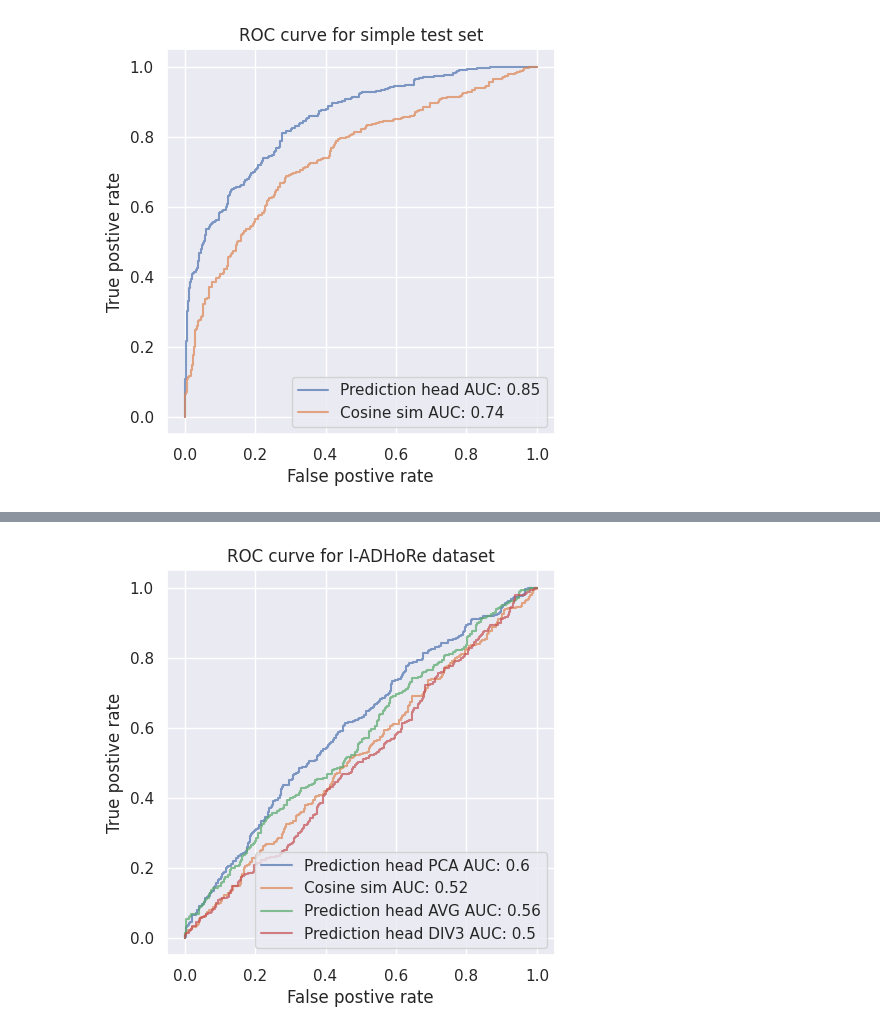
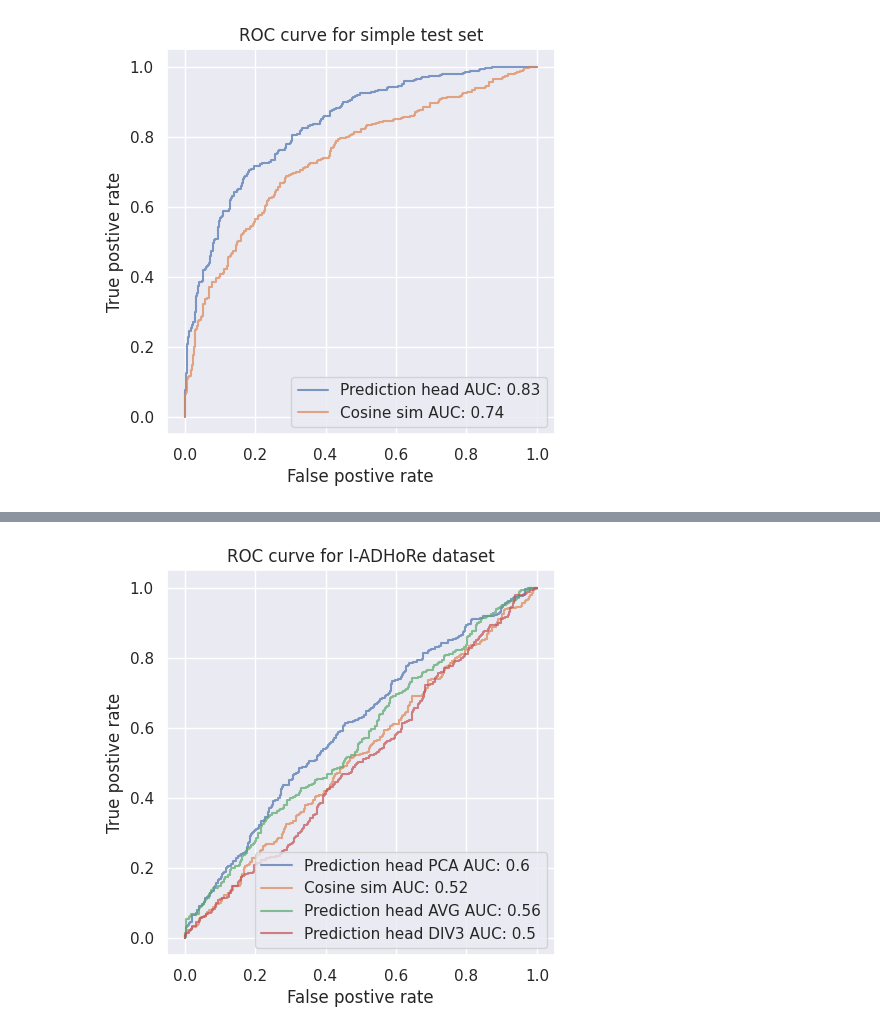
Before and after one commit to SteffenJong/ThesisProject, a Jupyter notebook: model/create_figures.ipynb, the cells around one changed output, grey strips where cells are left out. Cells and saved outputs as stored; diff of their text form; code cells hidden in the pictures.

```diff
--- a/model/create_figures.ipynb
+++ b/model/create_figures.ipynb
@@ -34,18 +37,19 @@ def plot_best(df, test_seq_path, embeddings_path, output_prefix, device):
     df_hist = pd.DataFrame(r.history)
     plot_history(df_hist, output_prefix)
 
-def create_paths(prefix: Path):
-    results_folder = Path(f"results/{prefix.stem}")
-    results_file = results_folder / Path(f"{prefix.stem}_gridsearch_results.tsv")
+def create_paths(prefix: Path, em_type):
+    results_folder = Path(f"results/{prefix.stem}_{em_type}")
+    results_file = results_folder / Path(f"{prefix.stem}_{em_type}_gridsearch_results.tsv")
     val_seq_path = Path(f"{prefix}_val.tsv" )
-    embeddings_path = Path(f"{prefix}_embeddings.tsv")
+    embeddings_path = Path(f"{prefix}_{em_type}_embeddings.tsv")
 
     return results_folder, results_file, val_seq_path, embeddings_path
 
 def run_best_model(df, val_seq_path, embeddings_path=None, input_size = 3840):
-    r = df.iloc[df['val_auc'].idxmax()]
-    print(f"Best Params:\nbatch_size: {r['batch_size']}, drop_out: {r['drop_out']}, n_layers: {r['n_layers']}, epoch: {r['epoch']}, AUC: {r['val_auc']}")
-    model = modular_network(r["n_layers"], r["drop_out"], input_size=input_size)
+    r = df.iloc[df['t_loss'].idxmin()]
+    print(f"model name: {r['model_name']}")
+    print(f"Best Params:\nbatch_size: {r['batch_size']}, drop_out: {r['drop_out']}, n_layers: {r['n_layers']}, epoch: {r['epoch']}, loss: {r['t_loss']}")
+    model = modular_network(r["n_layers"], r["drop_out"], input_size=input_size, start_hidden_size=r["hidden_size"])
     model.load_state_dict(torch.load(r["model_name"], weights_only=True))
     model.eval()
     if embeddings_path == None:
@@ -94,8 +98,13 @@ def plot_auc(preds, labels, alpha, label):
     plt.plot(fpr, tpr, label=f"{label} AUC: {round(auc, 2)}", alpha=alpha)
 # %%
 prefix = Path("data/ath_bol_aar/simple_sf_nsnf_500")
-res_folder, results_file, val_path, _ = create_paths(prefix)
+em_type = "avg"
+res_folder, results_file, val_path, _ = create_paths(prefix, em_type)
 df = pd.read_csv(results_file, sep="\t", header=0, index_col=0)
+df2 = pd.read_csv("results/simple_sf_nsnf_500_avg/simple_sf_nsnf_500_avg_gridsearch2_results.tsv", sep="\t", header=0, index_col=0)
+# if df2['t_loss'].idxmin() < df['t_loss'].idxmin():
+#     df = df2.copy()
+
 preds, labels = run_best_model(df, val_path)
 pred_cs, labels_cs = calc_cosine(val_path)
 
@@ -107,7 +116,7 @@ plt.legend(loc="lower right")
 plt.title("ROC curve for simple test set")
 plt.xlabel("False postive rate")
 plt.ylabel("True postive rate")
-plt.savefig(res_folder/"auc_val.png", dpi=300)
+plt.savefig(res_folder/f"{prefix.stem}_auc_avg_vs_cosine.png", dpi=300)
 plt.show()
 # %% [output]
 Best Params:
@@ -115 +125 @@ batch_size: 32, drop_out: 0.5, n_layers: 3, epoch: 282, AUC: 0.8487663227761346
-[figure, old version]
+[figure, new version]
```
Also changed, not shown: parts of 8 cells of this notebook, 14 other files.
